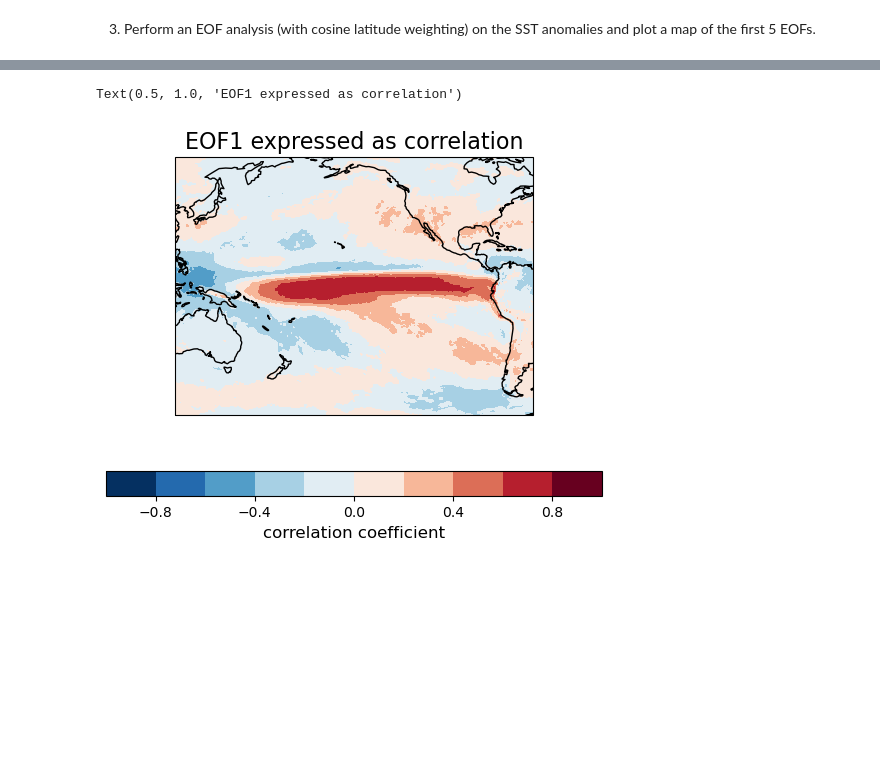
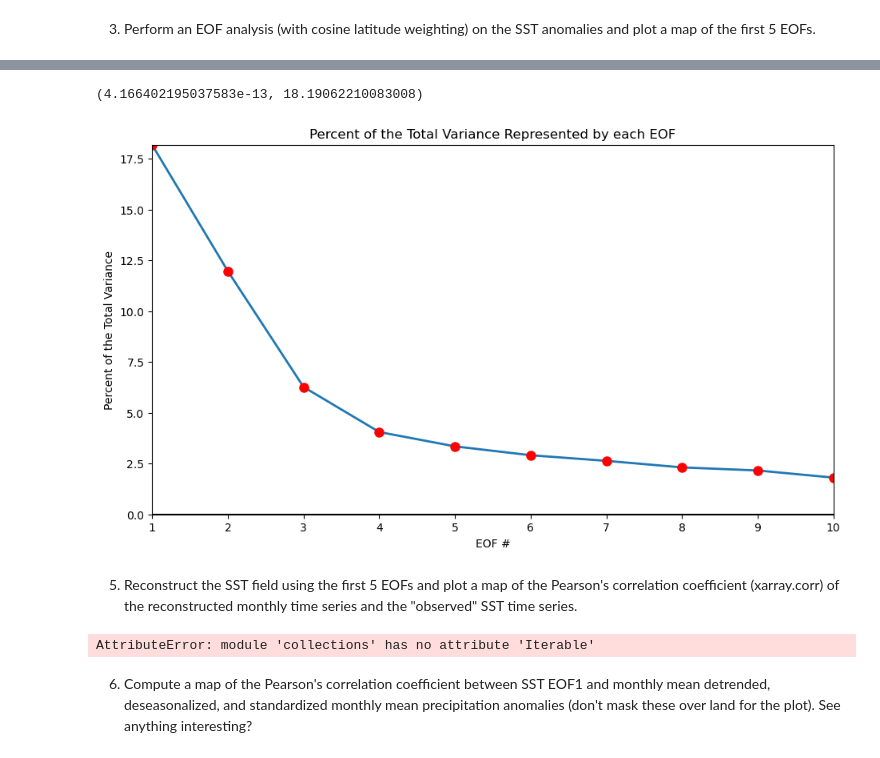
Before and after one commit to atmsillinois/time-series-and-eofs-leanneblind, a Jupyter notebook: project4_atms523_blind.ipynb, the cells around one changed output, grey strips where cells are left out. Saved outputs shown, nothing was run; the diff lists cells and outputs as text; code cells hidden in the pictures; blank space fills up the shorter version.

```diff
--- a/project4_atms523_blind.ipynb
+++ b/project4_atms523_blind.ipynb
@@ -483,13 +493,34 @@ pc1 = solver.pcs(npcs=2, pcscaling=1)
+# %%
+# Calculating the percent of variance for the EOFs
+varfrac = solver.varianceFraction()
+# %%
+# Plotting the percent of variance explained by the first 10 EOFs
+plt.figure(figsize=(11,6))
+eof_num = range(1, 11)
+plt.plot(eof_num, varfrac[0:10]*100, linewidth=2)
+plt.plot(eof_num, varfrac[0:10]*100, linestyle='None', marker="o", color='r', markersize=8)
+plt.axhline(0, color='k')
+plt.xticks(eof_num)
+plt.title('Percent of the Total Variance Represented by each EOF')
+plt.xlabel('EOF #')
+plt.ylabel('Percent of the Total Variance')
+plt.xlim(1, 10)
+plt.ylim(np.min(varfrac*100), np.max(varfrac*100)+0.01)
+# %% [output]
+(4.166402195037583e-13, 18.19062210083008)
+[figure, added]
+# %% [markdown]
+5. Reconstruct the SST field using the first 5 EOFs and plot a map of the Pearson's correlation coefficient (xarray.corr) of the reconstructed monthly time series and the "observed" SST time series.
+# %%
+reconstruction = solver.reconstructedField(5)
+# %% [output]
+AttributeError: module 'collections' has no attribute 'Iterable'
 # %%
 # Plot the leading EOF expressed as correlation in the Pacific domain.
-clevs = np.linspace(-1, 1, 11)
+clevs = np.linspace(-3, 3, 21)
 ax = plt.axes(projection=ccrs.PlateCarree(central_longitude=190))
-fill = eof1[0].plot.contourf(ax=ax, levels=clevs, cmap=plt.cm.RdBu_r,
+fill = reconstruction.sel(time='1998-01-15', method='nearest').plot.contourf(ax=ax, levels=clevs, cmap=plt.cm.RdBu_r,
                              add_colorbar=False, transform=ccrs.PlateCarree())
 ax.add_feature(cfeature.COASTLINE, color='k', edgecolor='k')
 cb = plt.colorbar(fill, orientation='horizontal')
-cb.set_label('correlation coefficient', fontsize=12)
-ax.set_title('EOF1 expressed as correlation', fontsize=16)
+cb.set_label('SST Anomalies (reconstructed)', fontsize=12)
-# %% [output]
-Text(0.5, 1.0, 'EOF1 expressed as correlation')
-[figure, removed]
@@ -495,0 +536,2 @@ Text(0.5, 1.0, 'EOF1 expressed as correlation')
+# %% [markdown]
+6. Compute a map of the Pearson's correlation coefficient between SST EOF1 and monthly mean detrended, deseasonalized, and standardized monthly mean precipitation anomalies (don't mask these over land for the plot). See anything interesting?
```
Also changed, not shown: parts of 16 cells of this notebook, 2 other files.
